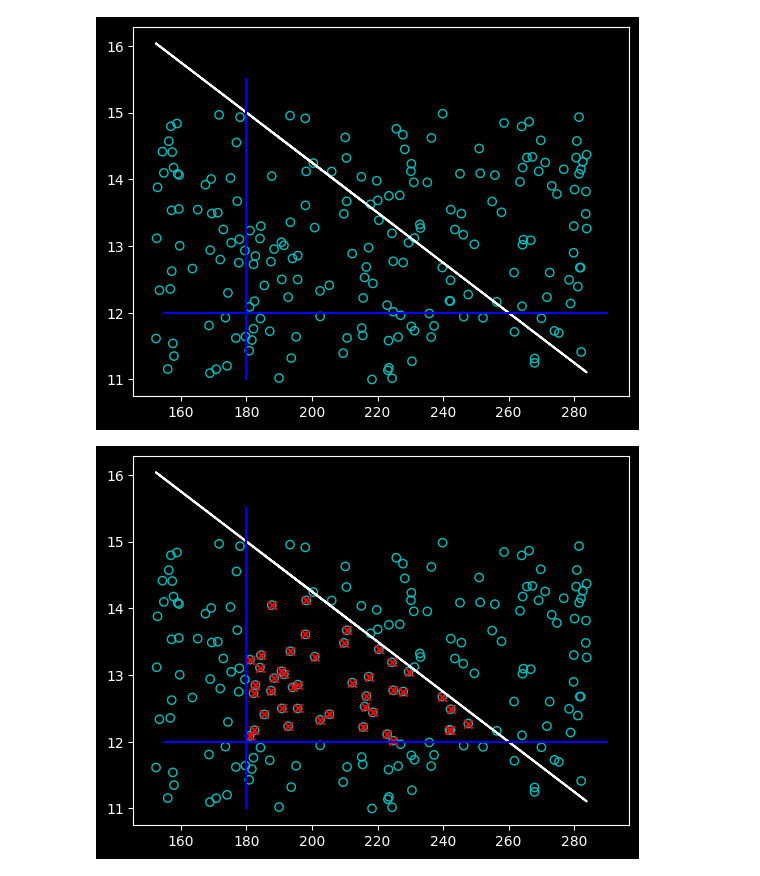
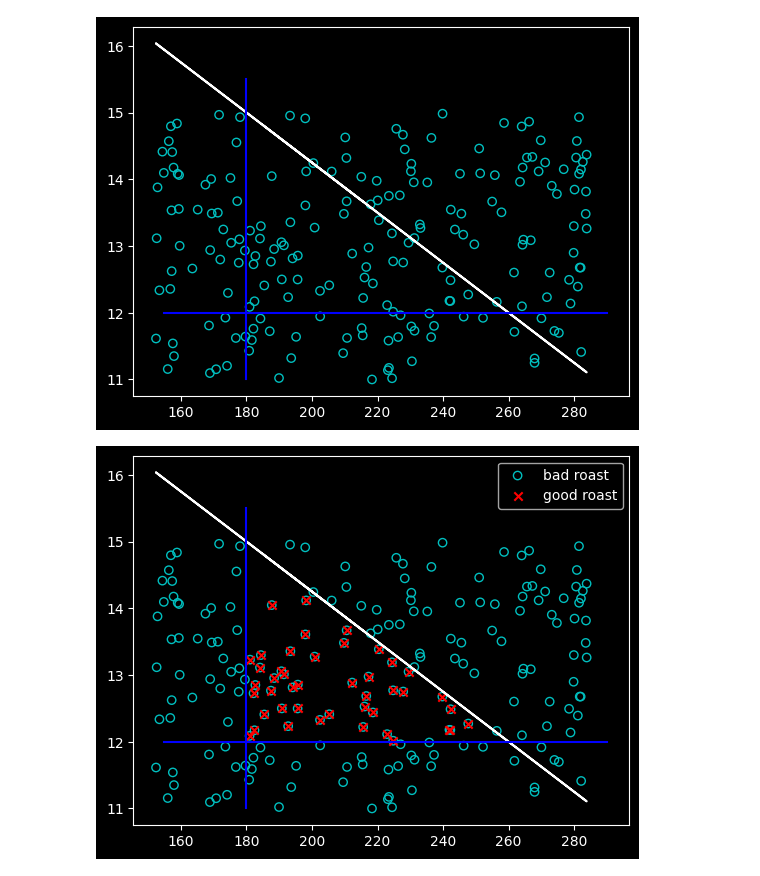
Before and after one commit to f2rra/learning-ml, a Jupyter notebook: advanced.ipynb, the cells around one changed output. Drawn from its saved outputs; the diff is of its cells as text; code cells hidden in the pictures.

Commit message:
add label for plot the example 2

```diff
--- a/advanced.ipynb
+++ b/advanced.ipynb
@@ -243,12 +243,13 @@ cond2_1 = dur>=12
 cond2_2 = dur<=y
 cond_by = cond1_1*cond1_2*cond2_1*cond2_2
 # %%
-plt.scatter(temp,dur,marker='o',facecolor='None',edgecolor='c',lw=1)
-plt.scatter(temp[cond_by],dur[cond_by],marker='x',c='r')
+plt.scatter(temp,dur,marker='o',facecolor='None',edgecolor='c',lw=1,label='bad roast')
+plt.scatter(temp[cond_by],dur[cond_by],marker='x',c='r',label='good roast')
 
 plt.plot(temp,y,c='white')
 plt.plot(np.zeros(2)+180,np.array([11,15.5]),c='blue')
 plt.plot(np.array([155,290]),np.zeros(2)+12,c='blue')
+plt.legend()
 plt.show()
 # %% [output]
-[figure, old version]
+[figure, new version]
```
